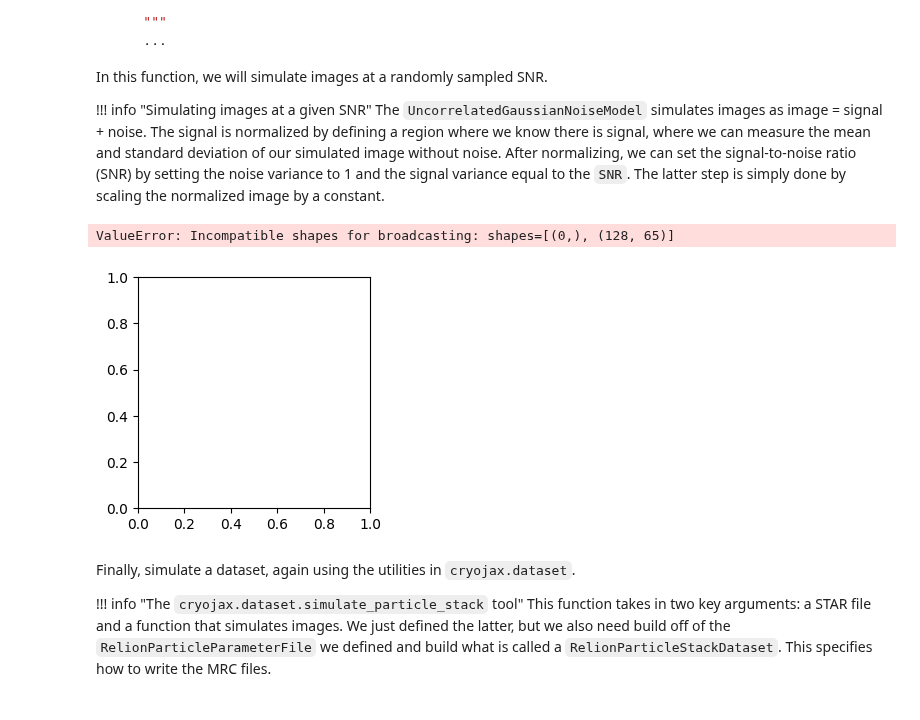
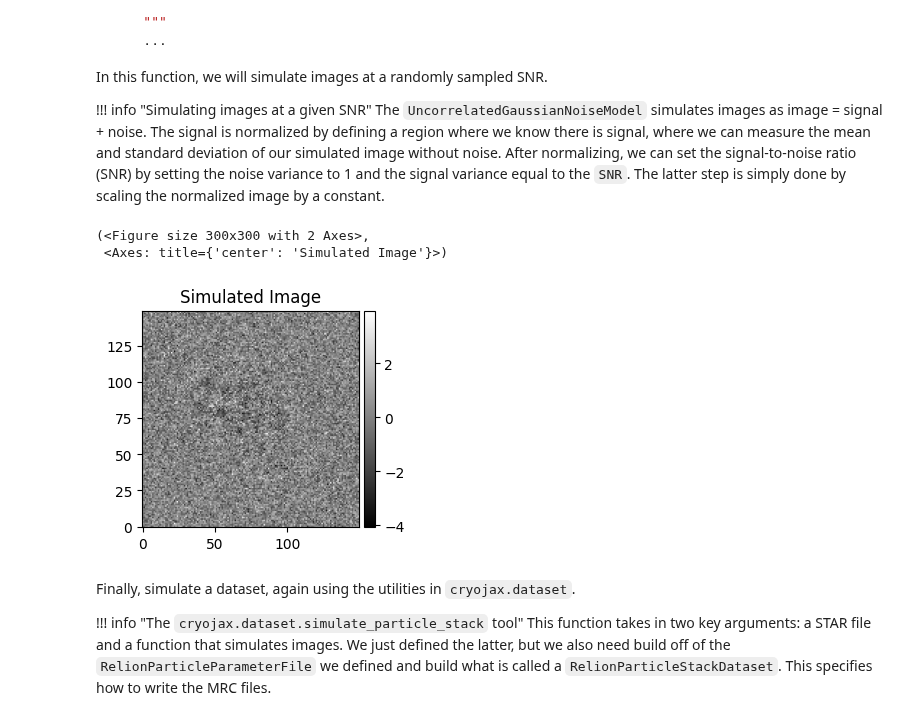
Before and after one commit to michael-0brien/cryojax, a Jupyter notebook: docs/examples/simulate-relion-dataset.ipynb, the cells around one changed output. Cells and saved outputs as stored; diff of their text form; code cells hidden in the pictures.

Commit message:
fix tutorial and debug cryojax.dataset

```diff
--- a/docs/examples/simulate-relion-dataset.ipynb
+++ b/docs/examples/simulate-relion-dataset.ipynb
@@ -90,10 +90,13 @@ def make_particle_parameters(key: PRNGKeyArray, config: cxs.BasicImageConfig):
 
 
 # Generate particle parameters. First, the image config
+pad_options = dict(shape=(200, 200))
+
 config = cxs.BasicImageConfig(
-    shape=(128, 128),
-    pixel_size=1.5,
+    shape=(150, 150),
+    pixel_size=2.0,
     voltage_in_kilovolts=300.0,
+    pad_options=pad_options,
 )
 # ... RNG keys
 number_of_images = 100
@@ -106,10 +109,11 @@ from cryojax.dataset import RelionParticleParameterFile
 
 # Generate STAR file
 parameter_file = RelionParticleParameterFile(
-    path_to_starfile="./outputs/relion_dataset.star",
+    path_to_starfile="./outputs/particles.star",
     mode="w",  # writing mode!
     exists_ok=True,  # in case the file already exists
-    broadcasts_image_config=False,
+    broadcasts_image_config=True,
+    pad_options=pad_options,
 )
 parameter_file.append(particle_parameters)
 parameter_file.save(overwrite=True)
@@ -230,37 +234,38 @@ def compute_image(particle_parameters, volume, rng_key):
         radius=150.0,
         rolloff_width=0.0,
         xy_offset=pose.offset_in_angstroms,
     )
     image_model = cxs.make_image_model(
         volume_parametrisation=volume,
         pose=pose,
         image_config=image_config,
         transfer_theory=transfer_theory,
         volume_integrator=cxs.GaussianMixtureProjection(),
         normalizes_signal=True,
-        signal_region=mask.get(),
+        signal_region=mask.get() == 1.0,
     )
     # Build noise model at a randomly sampled SNR within a
     # uniform range, then simulate
     simulator_rng_key, snr_rng_key = jax.random.split(rng_key, 2)
     snr = jax.random.uniform(snr_rng_key, minval=0.01, maxval=0.1)
     noise_model = cxs.UncorrelatedGaussianNoiseModel(
         image_model,
         variance=1.0,
         signal_scale_factor=jnp.sqrt(snr),
     )
 
     return noise_model.sample(rng_key=simulator_rng_key)
 
 
 # Simulate a test image
 fig, ax = plt.figure(figsize=(3, 3)), plt.gca()
 test_parameters = parameter_file[0]
-image = compute_image(test_parameters, ensemble, jax.random.key(1234))
+image = compute_image(test_parameters, volume=ensemble, rng_key=jax.random.key(1234))
 plot_image(image, fig, ax, label="Simulated Image")
 # %% [output]
-ValueError: Incompatible shapes for broadcasting: shapes=[(0,), (128, 65)]
+(<Figure size 300x300 with 2 Axes>,
+ <Axes: title={'center': 'Simulated Image'}>)
-[figure, old version]
+[figure, new version]
 # %% [markdown]
 Finally, simulate a dataset, again using the utilities in `cryojax.dataset`.
 
```
Also changed, not shown: parts of 4 cells of this notebook, 6 other files.
